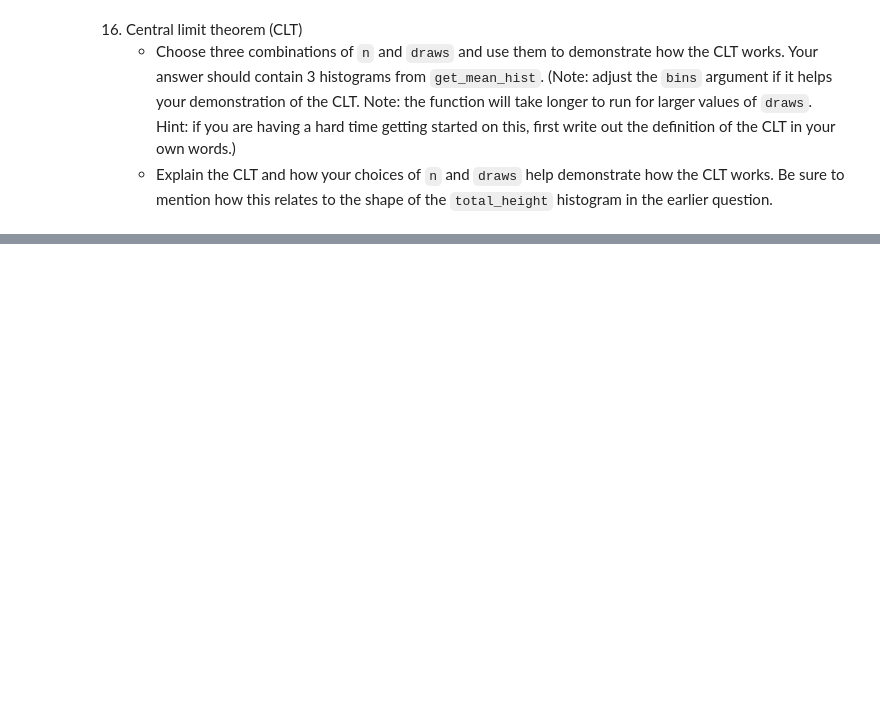
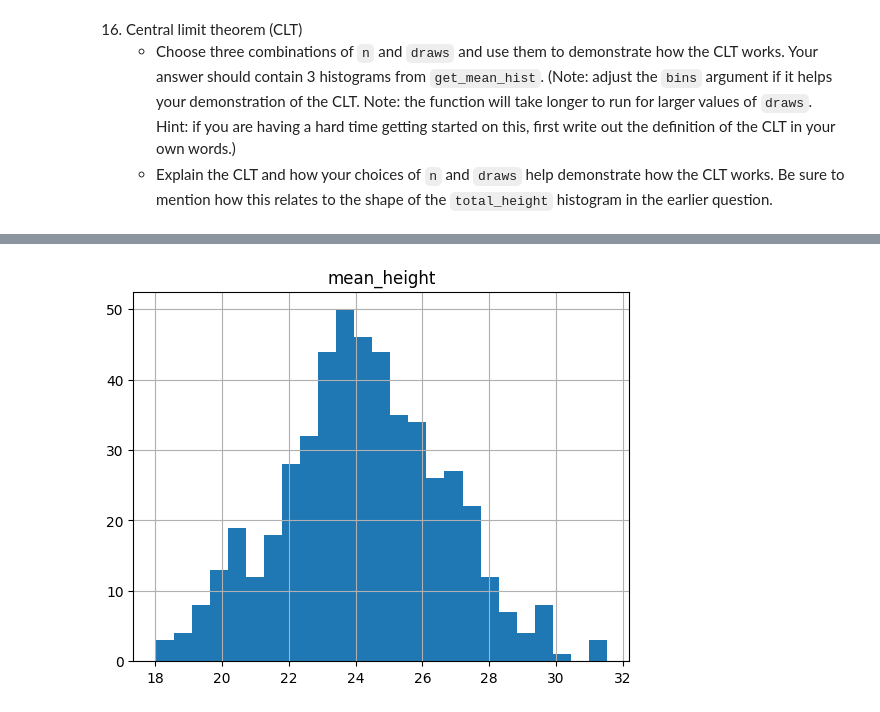
Before and after one commit to arrivingskills/da, a Jupyter notebook: exercises/exercise04.ipynb, the cells around one changed output, grey strips where cells are left out. Cells and saved outputs as stored; diff of their text form; code cells hidden in the pictures; blank space fills up the shorter version.

```diff
--- a/exercises/exercise04.ipynb
+++ b/exercises/exercise04.ipynb
@@ -99,0 +114,4 @@ def get_mean_hist(n, draws, bins=30):
+# %%
+get_mean_hist(n=50, draws=500, bins=25)
+# %% [output]
+[figure, added]
```
Also changed, not shown: parts of 4 cells of this notebook, 54 other files.
